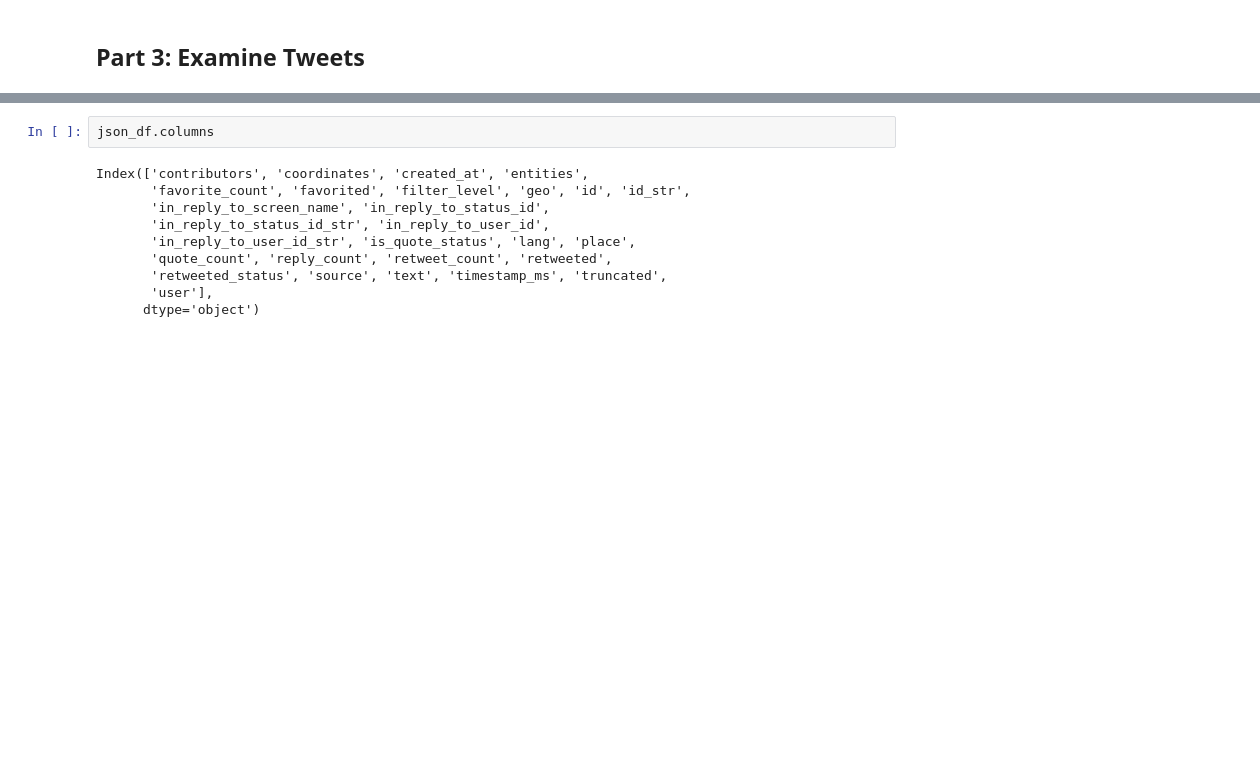
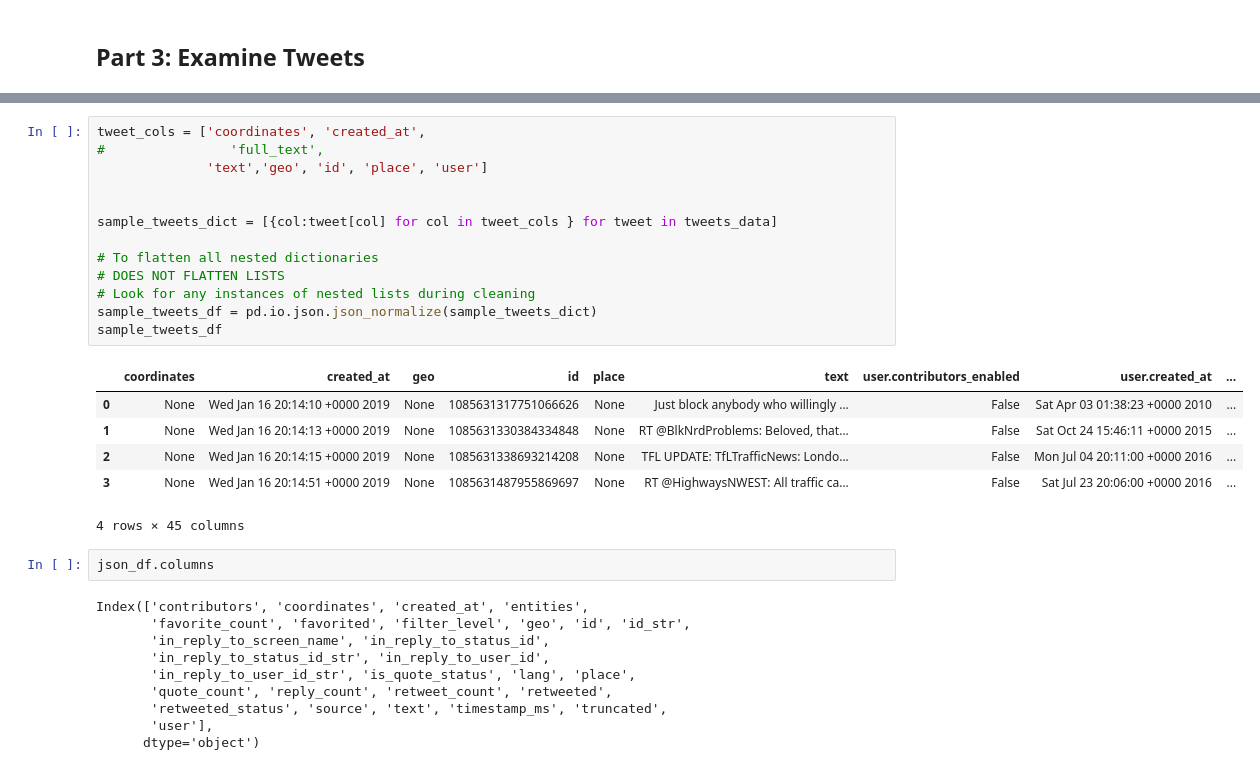
Before and after one commit to balak4/Optimizing-Evac-Routes, a Jupyter notebook: notebooks/AT_stream tweepy API.ipynb, the cells around one changed output, grey strips where cells are left out. Cells and saved outputs as stored; diff of their text form; blank space fills up the shorter version.

```diff
--- a/notebooks/AT_stream tweepy API.ipynb
+++ b/notebooks/AT_stream tweepy API.ipynb
@@ -258,3 +213,23 @@ json_df.head()
+# %%
+tweet_cols = ['coordinates', 'created_at',
+#                'full_text',
+              'text','geo', 'id', 'place', 'user']
+
+
+sample_tweets_dict = [{col:tweet[col] for col in tweet_cols } for tweet in tweets_data]
+
+# To flatten all nested dictionaries
+# DOES NOT FLATTEN LISTS
+# Look for any instances of nested lists during cleaning
+sample_tweets_df = pd.io.json.json_normalize(sample_tweets_dict)
+sample_tweets_df
+# %% [output]
+|  | coordinates | created_at | geo | id | place | text | user.contributors_enabled | user.created_at | ... |
+| 0 | None | Wed Jan 16 20:14:10 +0000 2019 | None | 1085631317751066626 | None | Just block anybody who willingly ... | False | Sat Apr 03 01:38:23 +0000 2010 | ... |
+| 1 | None | Wed Jan 16 20:14:13 +0000 2019 | None | 1085631330384334848 | None | RT @BlkNrdProblems: Beloved, that... | False | Sat Oct 24 15:46:11 +0000 2015 | ... |
+| 2 | None | Wed Jan 16 20:14:15 +0000 2019 | None | 1085631338693214208 | None | TFL UPDATE: TfLTrafficNews: Londo... | False | Mon Jul 04 20:11:00 +0000 2016 | ... |
+| 3 | None | Wed Jan 16 20:14:51 +0000 2019 | None | 1085631487955869697 | None | RT @HighwaysNWEST: All traffic ca... | False | Sat Jul 23 20:06:00 +0000 2016 | ... |
+4 rows × 45 columns
 # %%
 json_df.columns
 # %% [output]
```
Also changed, not shown: parts of 8 cells of this notebook, 3 other files.
